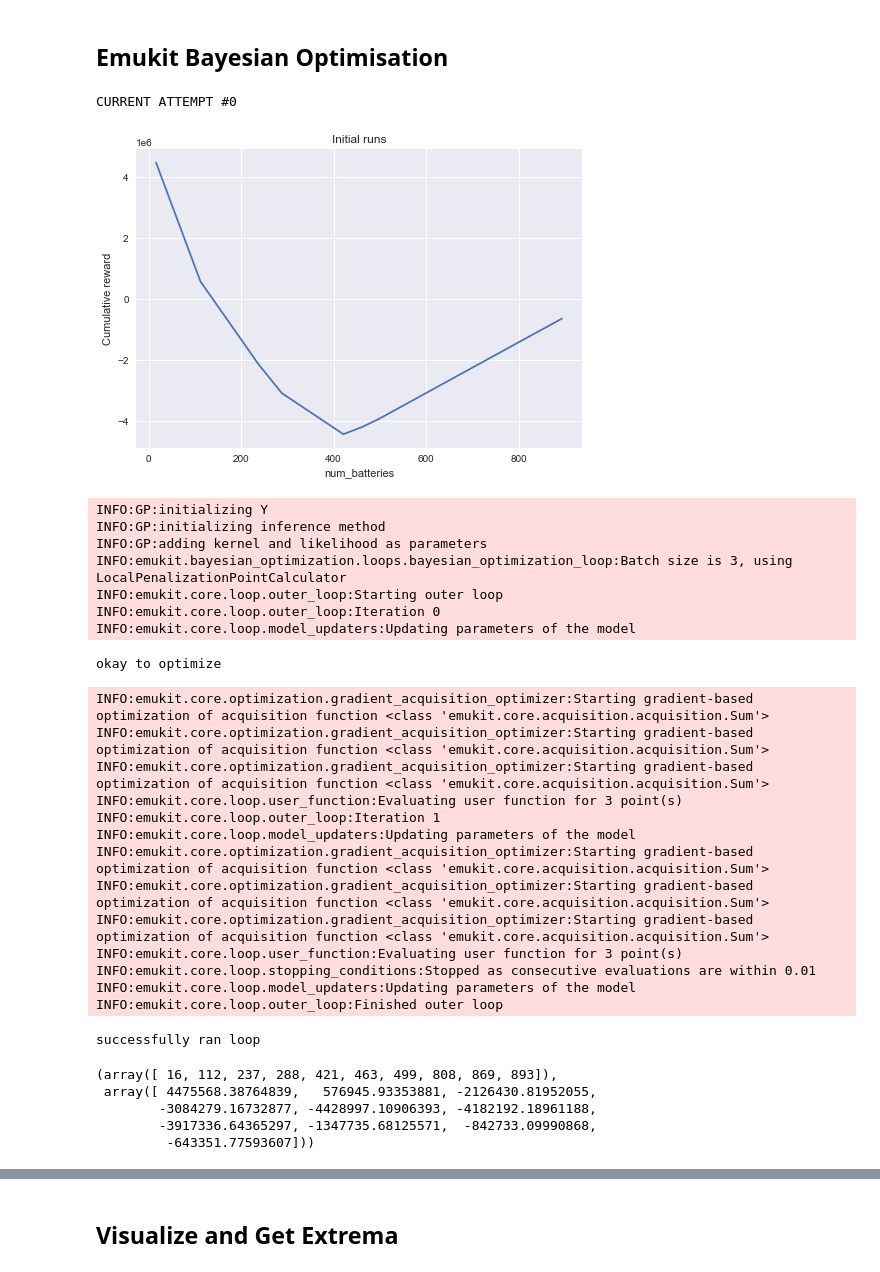
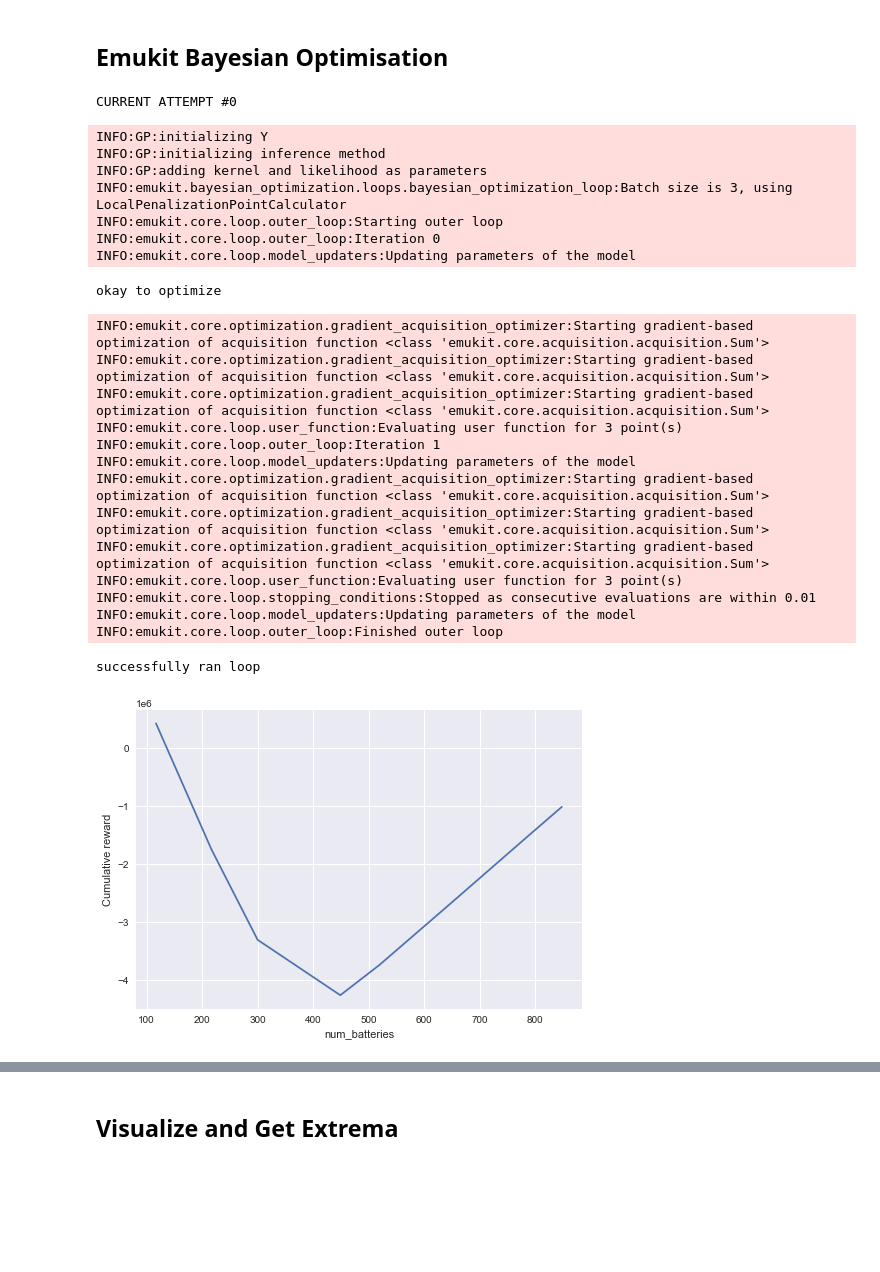
Before and after one commit to amzn/supply-chain-simulation-environment, a Jupyter notebook: src/bayesian_optimization/reward_func_experimentation.ipynb, the cells around one changed output, grey strips where cells are left out. Saved outputs shown, nothing was run; the diff lists cells and outputs as text; code cells hidden in the pictures; blank space fills up the shorter version.

```diff
--- a/src/bayesian_optimization/reward_func_experimentation.ipynb
+++ b/src/bayesian_optimization/reward_func_experimentation.ipynb
@@ -137,14 +196,6 @@ num_weeks = 52
 # %% [markdown]
 ## Emukit Bayesian Optimisation
 # %%
-# Initial set of batteries and associated reward of simulation
-
-num_batteries = DiscreteParameter('num_batteries', [i for i in range(0, max_num_batteries)])
-time_horizon = DiscreteParameter('time_horizon', [i for i in range(0, num_weeks*timsteps_per_week, timsteps_per_week)])
-
-parameter_space = ParameterSpace([num_batteries])
-design = RandomDesign(parameter_space)
-
 successful_sample = False
 num_tries = 0
 max_num_tries = 3
@@ -160,15 +211,7 @@ while not successful_sample and num_tries < max_num_tries:
     Y = f_multiprocess(X)
 
     # plot init values
-    init_order = X.argsort(axis=0)
-    init_X = X[init_order].flatten().reshape(-1, 1)
-    init_Y = Y[init_order].flatten().reshape(-1, 1)
-    plt.plot(init_X, init_Y)
-    plt.style.use('seaborn')
-    plt.title("Initial runs")
-    plt.xlabel(parameter_space.parameters[0].name)
-    plt.ylabel("Cumulative reward")
-    plt.show()
+    plot_reward(X, Y, parameter_space.parameter_names)
 
     # emulator model
 
@@ -203,39 +246,31 @@ while not successful_sample and num_tries < max_num_tries:
         bayesopt_loop.run_loop(f_multiprocess, stopping_condition)
         print("successfully ran loop")
         successful_sample = True
 
     except:
         num_tries += 1
 # %% [output]
 CURRENT ATTEMPT #0
-[figure, old version]
 INFO:GP:initializing Y
 INFO:GP:initializing inference method
 INFO:GP:adding kernel and likelihood as parameters
 INFO:emukit.bayesian_optimization.loops.bayesian_optimization_loop:Batch size is 3, using LocalPenalizationPointCalculator
 INFO:emukit.core.loop.outer_loop:Starting outer loop
 INFO:emukit.core.loop.outer_loop:Iteration 0
 INFO:emukit.core.loop.model_updaters:Updating parameters of the model
 okay to optimize
 INFO:emukit.core.optimization.gradient_acquisition_optimizer:Starting gradient-based optimization of acquisition function <class 'emukit.core.acquisition.acquisition.Sum'>
 INFO:emukit.core.optimization.gradient_acquisition_optimizer:Starting gradient-based optimization of acquisition function <class 'emukit.core.acquisition.acquisition.Sum'>
 INFO:emukit.core.optimization.gradient_acquisition_optimizer:Starting gradient-based optimization of acquisition function <class 'emukit.core.acquisition.acquisition.Sum'>
 INFO:emukit.core.loop.user_function:Evaluating user function for 3 point(s)
 INFO:emukit.core.loop.outer_loop:Iteration 1
 INFO:emukit.core.loop.model_updaters:Updating parameters of the model
 INFO:emukit.core.optimization.gradient_acquisition_optimizer:Starting gradient-based optimization of acquisition function <class 'emukit.core.acquisition.acquisition.Sum'>
 INFO:emukit.core.optimization.gradient_acquisition_optimizer:Starting gradient-based optimization of acquisition function <class 'emukit.core.acquisition.acquisition.Sum'>
 INFO:emukit.core.optimization.gradient_acquisition_optimizer:Starting gradient-based optimization of acquisition function <class 'emukit.core.acquisition.acquisition.Sum'>
 INFO:emukit.core.loop.user_function:Evaluating user function for 3 point(s)
 INFO:emukit.core.loop.stopping_conditions:Stopped as consecutive evaluations are within 0.01
 INFO:emukit.core.loop.model_updaters:Updating parameters of the model
 INFO:emukit.core.loop.outer_loop:Finished outer loop
 successfully ran loop
+[figure, new version]
-# %%
-init_X.flatten(), init_Y.flatten()
-# %% [output]
-(array([ 16, 112, 237, 288, 421, 463, 499, 808, 869, 893]),
- array([ 4475568.38764839,   576945.93353881, -2126430.81952055,
-        -3084279.16732877, -4428997.10906393, -4182192.18961188,
-        -3917336.64365297, -1347735.68125571,  -842733.09990868,
-         -643351.77593607]))
```
Also changed, not shown: parts of 19 cells of this notebook.
